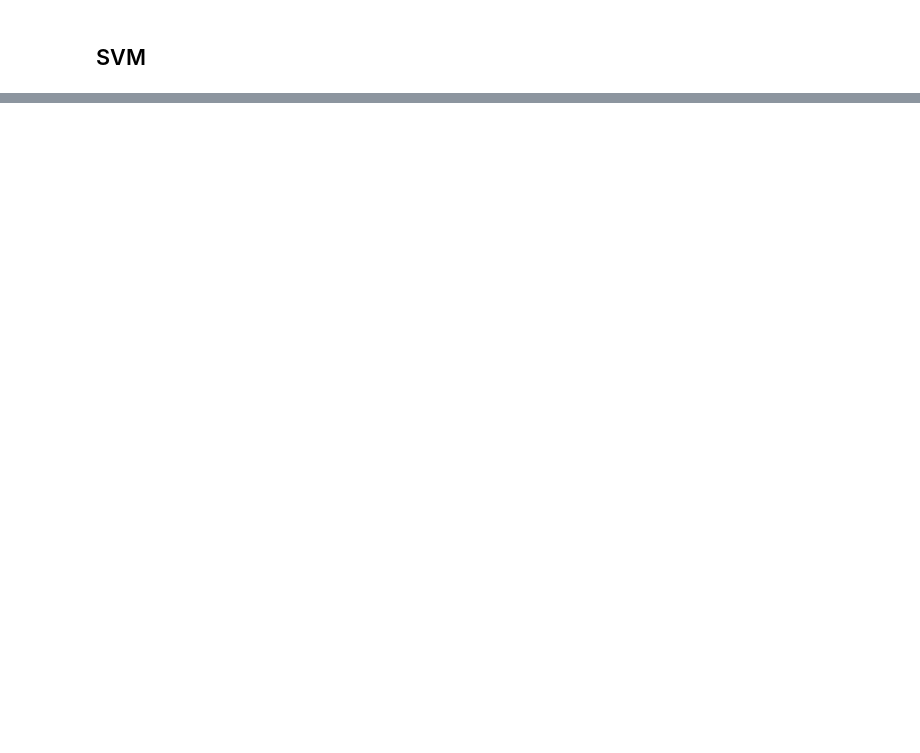
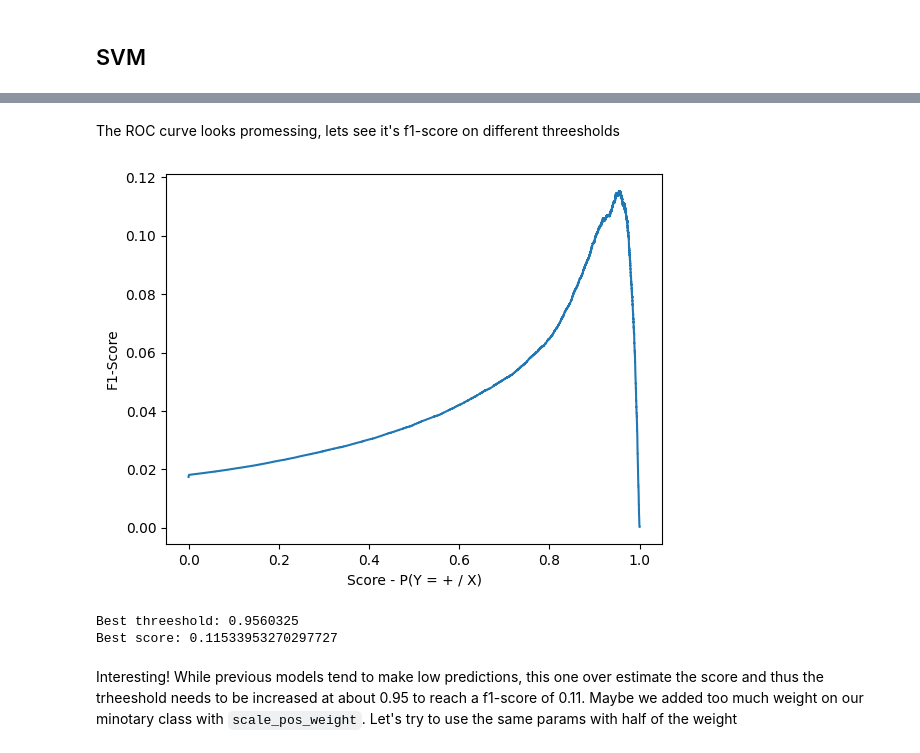
Before and after one commit to marinoo3/Bank-Imbalanced, a Jupyter notebook: notebooks/03_build.ipynb, the cells around one changed output, grey strips where cells are left out. Drawn from its saved outputs; the diff is of its cells as text; code cells hidden in the pictures; blank space fills up the shorter version.

```diff
--- a/notebooks/03_build.ipynb
+++ b/notebooks/03_build.ipynb
@@ -168,0 +377,14 @@ Calibrating the affectation threeshold only slightly improved the f1-score. The
+# %% [markdown]
+The ROC curve looks promessing, lets see it's f1-score on different threesholds
+# %%
+best_threeshold, best_score = score_threeshold(y_test, y_proba)
+# %% [output]
+[figure, added]
+# %%
+print('Best threeshold:', best_threeshold)
+print('Best score:', best_score)
+# %% [output]
+Best threeshold: 0.9560325
+Best score: 0.11533953270297727
+# %% [markdown]
+Interesting! While previous models tend to make low predictions, this one over estimate the score and thus the trheeshold needs to be increased at about 0.95 to reach a f1-score of 0.11. Maybe we added too much weight on our minotary class with `scale_pos_weight`. Let's try to use the same params with half of the weight
```
Also changed, not shown: parts of 45 cells of this notebook.
